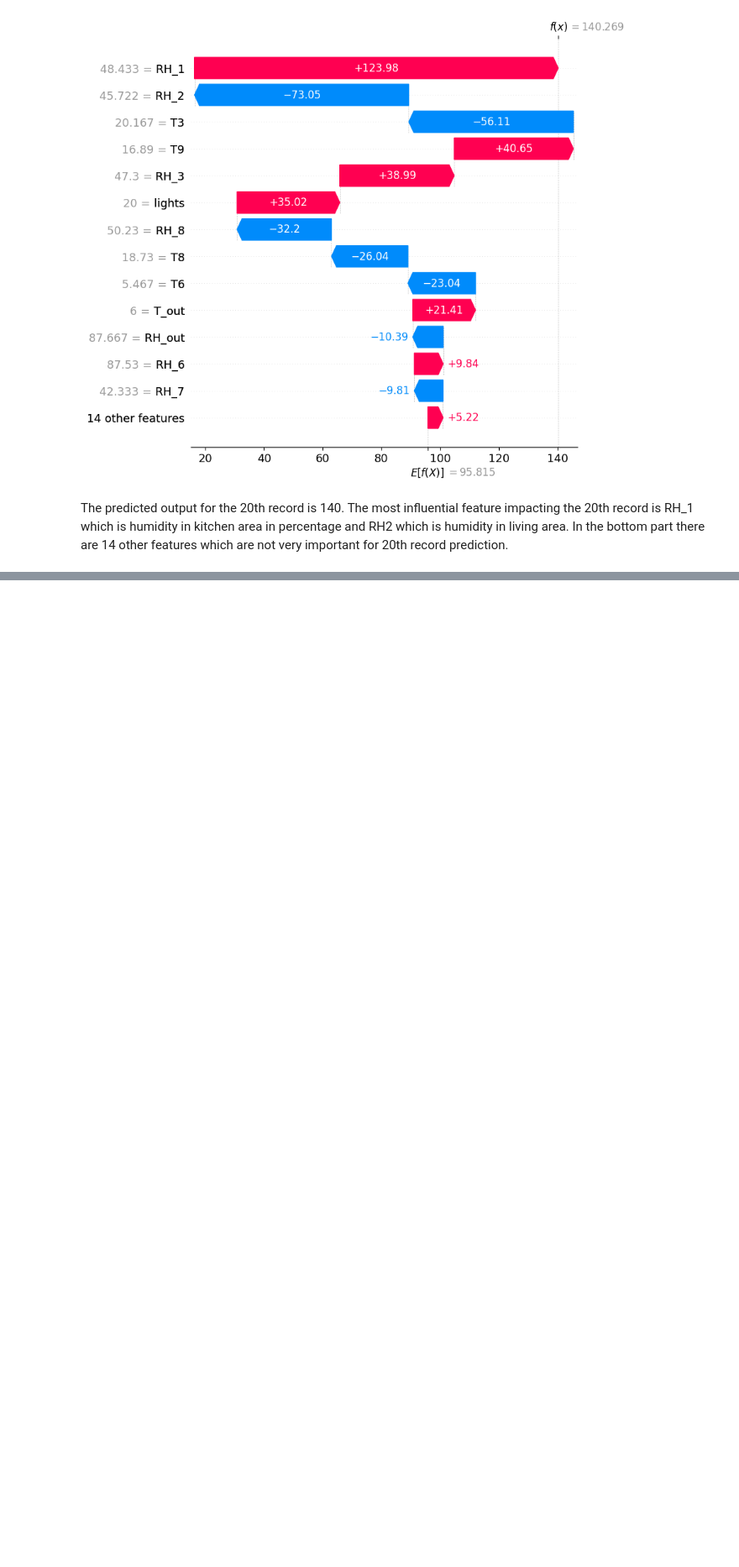
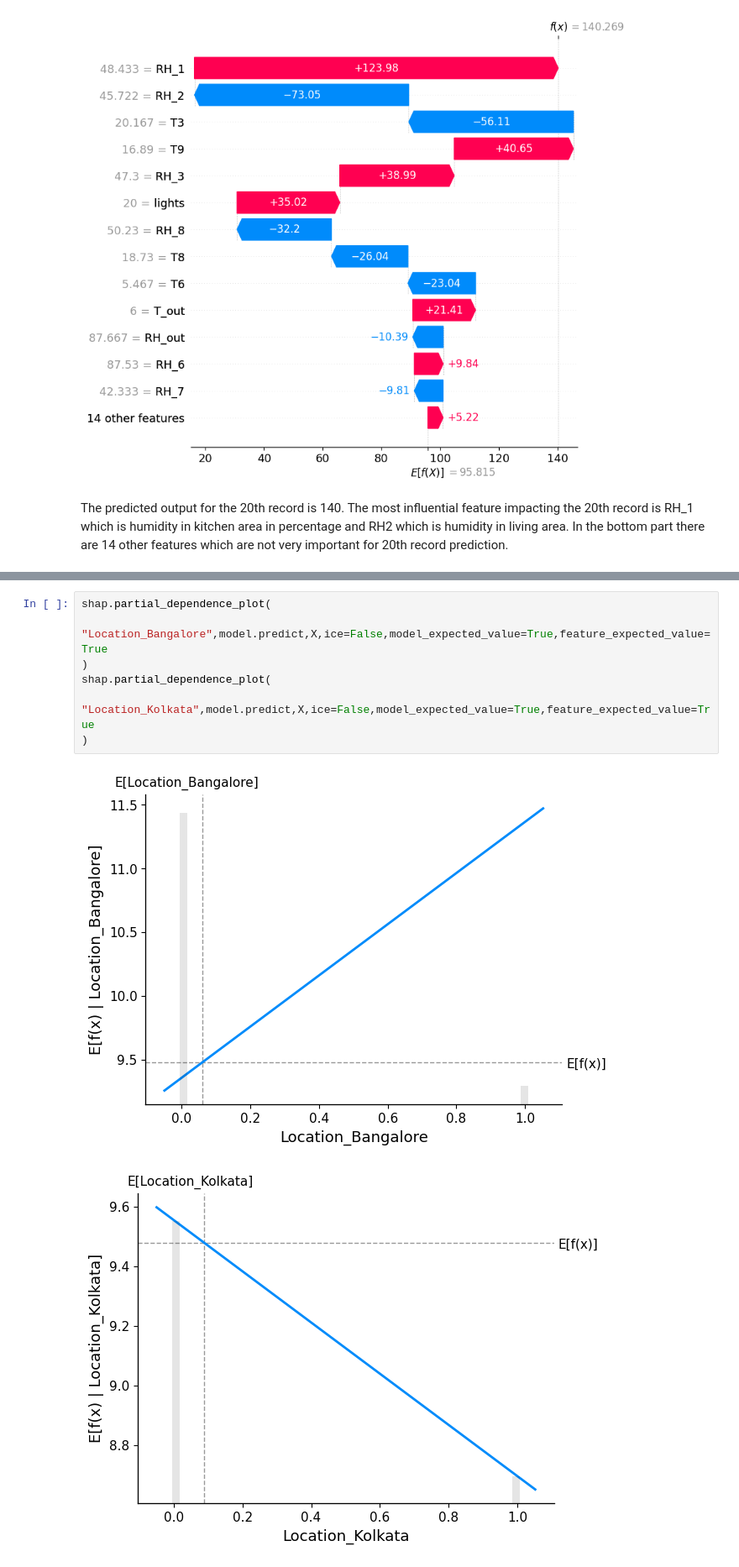
Before and after one commit to Chirag314/Interpretable-AI, a Jupyter notebook: Explainable.ipynb, the cells around one changed output, grey strips where cells are left out. Shown at 84% size. Cells and saved outputs as stored; diff of their text form; blank space fills up the shorter version.

```diff
--- a/Explainable.ipynb
+++ b/Explainable.ipynb
@@ -143,0 +284,10 @@ The predicted output for the 20th record is 140. The most influential feature im
+# %%
+shap.partial_dependence_plot(
+    "Location_Bangalore",model.predict,X,ice=False,model_expected_value=True,feature_expected_value=True
+)
+shap.partial_dependence_plot(
+    "Location_Kolkata",model.predict,X,ice=False,model_expected_value=True,feature_expected_value=True
+)
+# %% [output]
+[figure, added]
+[figure, added]
```
Also changed, not shown: parts of 19 cells of this notebook.
